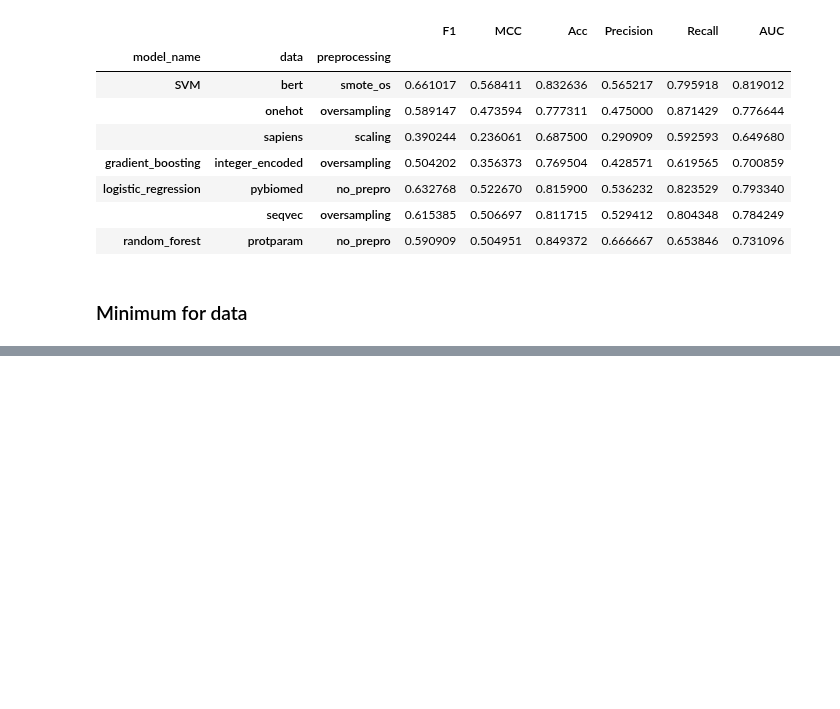
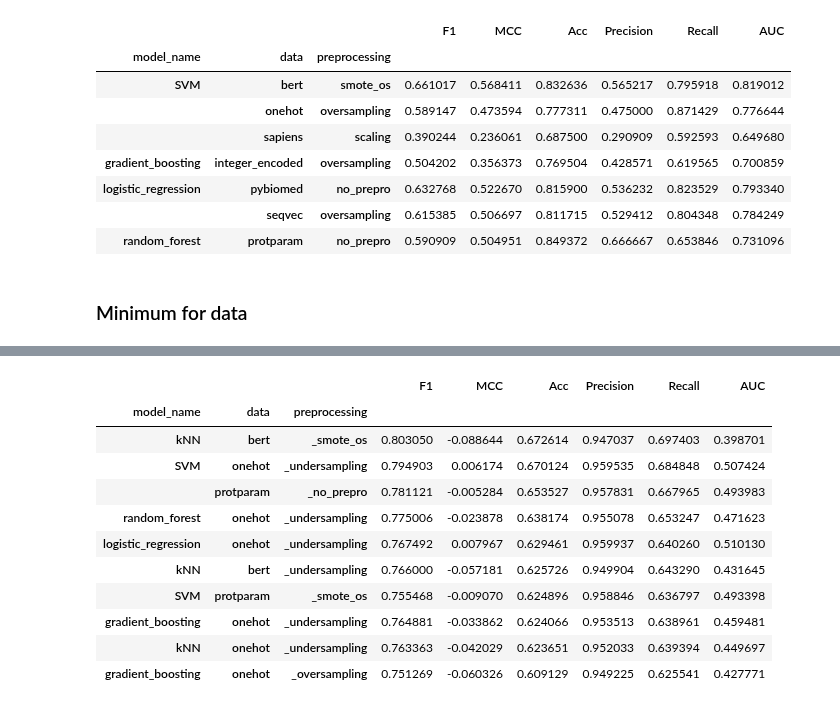
Before and after one commit to kvetab/di-pred, a Jupyter notebook: notebooks/reports/05_cross_validation_evaluation.ipynb, the cells around one changed output, grey strips where cells are left out. Cells and saved outputs as stored; diff of their text form; code cells hidden in the pictures; blank space fills up the shorter version.

```diff
--- a/notebooks/reports/05_cross_validation_evaluation.ipynb
+++ b/notebooks/reports/05_cross_validation_evaluation.ipynb
@@ -253,0 +347,15 @@ df_min[idx]
+# %%
+tap_means.nlargest(10, 'Acc')
+# %% [output]
+|  |  |  | F1 | MCC | Acc | Precision | Recall | AUC |
+| model_name | data | preprocessing |  |  |  |  |  |  |
+| kNN | bert | _smote_os | 0.803050 | -0.088644 | 0.672614 | 0.947037 | 0.697403 | 0.398701 |
+| SVM | onehot | _undersampling | 0.794903 | 0.006174 | 0.670124 | 0.959535 | 0.684848 | 0.507424 |
+|  | protparam | _no_prepro | 0.781121 | -0.005284 | 0.653527 | 0.957831 | 0.667965 | 0.493983 |
+| random_forest | onehot | _undersampling | 0.775006 | -0.023878 | 0.638174 | 0.955078 | 0.653247 | 0.471623 |
+| logistic_regression | onehot | _undersampling | 0.767492 | 0.007967 | 0.629461 | 0.959937 | 0.640260 | 0.510130 |
+| kNN | bert | _undersampling | 0.766000 | -0.057181 | 0.625726 | 0.949904 | 0.643290 | 0.431645 |
+| SVM | protparam | _smote_os | 0.755468 | -0.009070 | 0.624896 | 0.958846 | 0.636797 | 0.493398 |
+| gradient_boosting | onehot | _undersampling | 0.764881 | -0.033862 | 0.624066 | 0.953513 | 0.638961 | 0.459481 |
+| kNN | onehot | _undersampling | 0.763363 | -0.042029 | 0.623651 | 0.952033 | 0.639394 | 0.449697 |
+| gradient_boosting | onehot | _oversampling | 0.751269 | -0.060326 | 0.609129 | 0.949225 | 0.625541 | 0.427771 |
```
Also changed, not shown: parts of 11 cells of this notebook.
